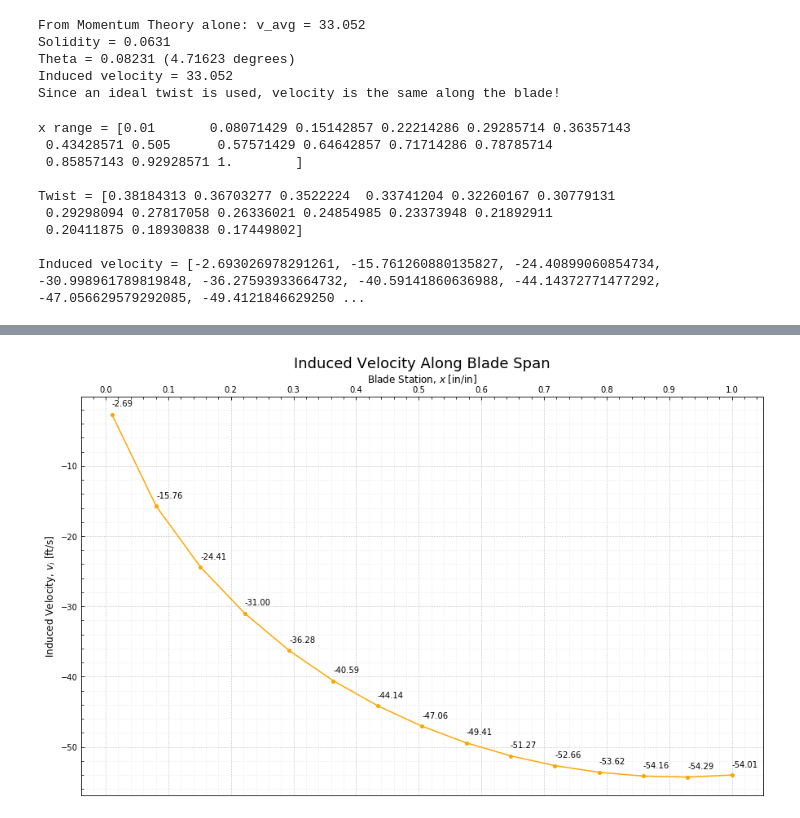
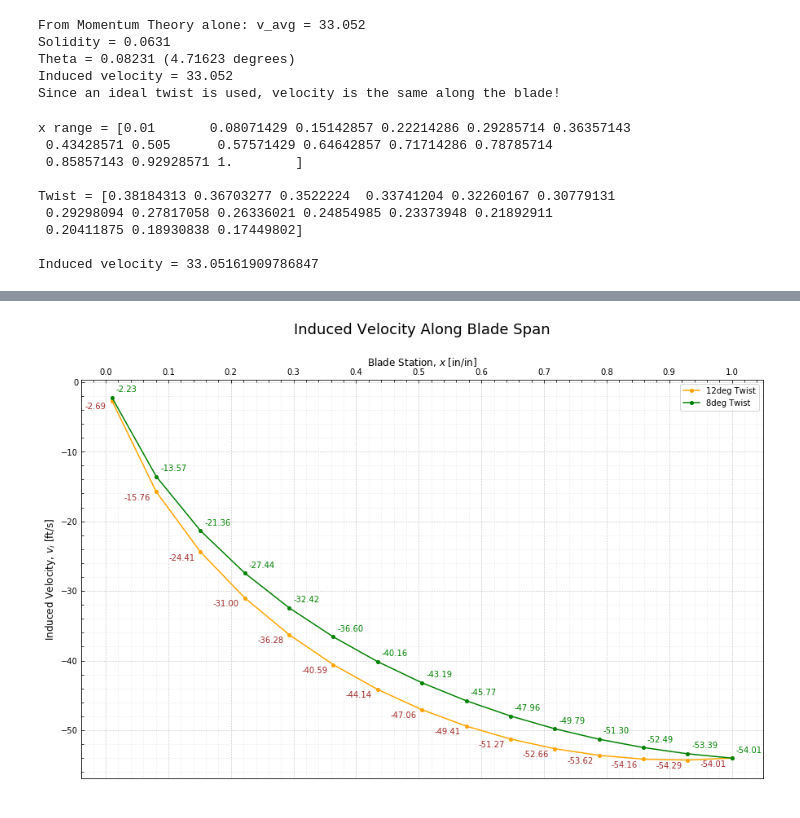
Before and after one commit to Czarified/helipypter, a Jupyter notebook: hoverPerformance.ipynb, the cells around one changed output, grey strips where cells are left out. Saved outputs shown, nothing was run; the diff lists cells and outputs as text; code cells hidden in the pictures.

Commit message:
Saved Figure
hoverPerformance now shows difference between 8deg and 12deg twist, and the figure is saved as a png. Need to determine derivation of theta_tip for the given Ct.

```diff
--- a/hoverPerformance.ipynb
+++ b/hoverPerformance.ipynb
@@ -190,27 +182,20 @@ Since an ideal twist is used, velocity is the same along the blade!
 x = np.linspace(0.01, 1, num=15)
 print('x range = {}\n'.format(x))
 
-theta = np.deg2rad(linear_twist(x, 9.998))                                        # 9.998 degrees comes from iterating to find a blade-
-print('Twist = {}\n'.format(theta))                                               # element Ct that matches the Thrust. (from lecture 7 example)
+theta_12 = np.deg2rad(linear_twist(x, 9.998, twist_rate=-12))                     # 9.998 degrees comes from iterating to find a blade-
+print('Twist = {}\n'.format(theta_12))                                            # element Ct that matches the Thrust? (from lecture 7 example)
 
-# Use the thrust coefficient from Momemtum theory
-# to derive the tip blade angle
-theta_tip_ideal(thrust_Ct_mom(THRUST, R, rho, Ohm),                               # The Ct from mom. theory
-                sol,                                                              # Solidity
-                2*math.pi,                                                        # Lift curve slope
-                phi_tip(vi = mom_Theory_vi(T=THRUST, rho=rho, A=math.pi*R**2),    # Inflow angle, based on momentum theory
-                        V = 0,
-                        Omega = Ohm,
-                        R = R
-                       )
-               )
-vi = []
+theta_8 = np.deg2rad(linear_twist(x, 9.998, twist_rate=-8))
+
+vi_12 = []
+vi_8 = []
 
 for i,sta in enumerate(x):
 #     logging.debug('Index: {}'.format(i))
 #     logging.debug('Station: {:.5}'.format(sta))
 #     logging.debug('Blade angle: {:.3}'.format(theta[i]))
-    vi.append(-vel_i(Ohm, sol, theta[i], R, sta))
+    vi_12.append(-vel_i(Ohm, sol, theta_12[i], R, sta))
+    vi_8.append(-vel_i(Ohm, sol, theta_8[i], R, sta))
 
 print('Induced velocity = {}'.format(vi))
 # %% [output]
@@ -222,19 +207,21 @@ Twist = [0.38184313 0.36703277 0.3522224  0.33741204 0.32260167 0.30779131
  0.29298094 0.27817058 0.26336021 0.24854985 0.23373948 0.21892911
  0.20411875 0.18930838 0.17449802]
 
-Induced velocity = [-2.693026978291261, -15.761260880135827, -24.40899060854734, -30.998961789819848, -36.27593933664732, -40.59141860636988, -44.14372771477292, -47.056629579292085, -49.4121846629250 ...
+Induced velocity = 33.05161909786847
 # %%
 ## This cell just plots the induced velocity
 
 fig, ax = plt.subplots(figsize=(15,9))
 
 # Add the data and color it
-ax.plot(x, vi, color='orange', marker='o', markersize='4')
+ax.plot(x, vi_12, color='orange', label='12deg Twist', marker='o', markersize='4')
+ax.plot(x, vi_8, color='green', label='8deg Twist', marker='o', markersize='4')
+ax.legend()
 
 # Axis labels
 ax.set_xlabel('Blade Station, $x$ [in/in]', fontsize=12)
 ax.set_ylabel('Induced Velocity, $v_i$ [ft/s]', fontsize=12)
-ax.set_title('Induced Velocity Along Blade Span', fontsize=18)
+ax.set_title('Induced Velocity Along Blade Span\n', fontsize=18)
 
 # Move the axis and its label to the top
 ax.xaxis.set_label_position('top')
@@ -252,12 +239,25 @@ ax.grid(b=True, which='major', linestyle=':')
 ax.grid(b=True, which='minor', linestyle=':', alpha=0.3)
 
 # Set the data labels
-for x_sta,y in zip(x, vi):
+for x_sta,y in zip(x, vi_12):
     label = '{:.2f}'.format(y)
     ax.annotate(label,
                 (x_sta,y),
                 textcoords='offset points',
-                xytext=(0,10),
-                ha='left'
+                xytext=(-7,-10),
+                ha='right',
+                color='brown'
                 )
+
+for x_sta,y in zip(x, vi_8):
+    label = '{:.2f}'.format(y)
+    ax.annotate(label,
+                (x_sta,y),
+                textcoords='offset points',
+                xytext=(5,7),
+                ha='left',
+                color='green'
+                )
+
+fig.savefig('vi_Affects_of_Linear_Twist.png')
 # %% [output]
@@ -269 +270 @@ for x_sta,y in zip(x, vi):
-[figure, old version]
+[figure, new version]
```
Also changed, not shown: parts of 4 cells of this notebook, 1 other file.
